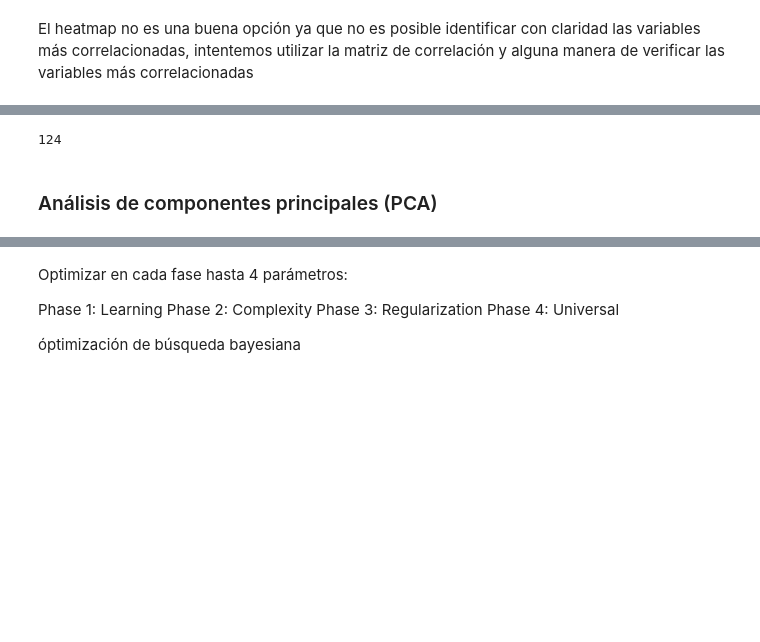
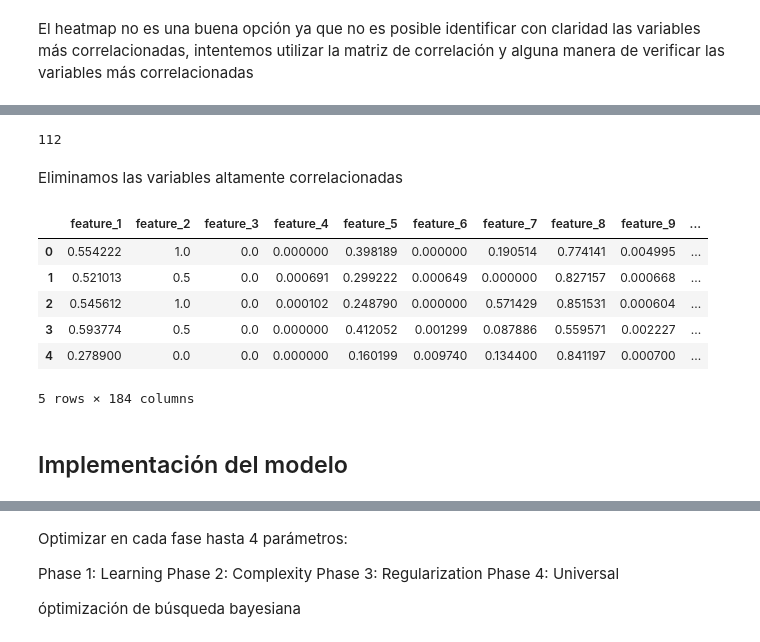
Before and after one commit to FranzValerio/baubap-nn-challenge, a Jupyter notebook: Notebooks/data_exploratory.ipynb, the cells around one changed output, grey strips where cells are left out. Drawn from its saved outputs; the diff is of its cells as text; code cells hidden in the pictures; blank space fills up the shorter version.

```diff
--- a/Notebooks/data_exploratory.ipynb
+++ b/Notebooks/data_exploratory.ipynb
@@ -113,5 +113,11 @@ Parece que no tienen ninguna importancia ni sentido con el resto del dataset. In
 # %%
 datos_copy = datos.copy()
+# %%
+from sklearn.preprocessing import LabelEncoder
+
+le = LabelEncoder()
+
+datos_copy[columnas_raras] = datos_copy[columnas_raras].apply(lambda col: le.fit_transform(col))
 # %%
 columns_drop = datos_copy.select_dtypes(include = ['category', 'object']).columns
 
@@ -194,7 +200,7 @@ sns.heatmap(datos.corr())
 # %% [markdown]
 El heatmap no es una buena opción ya que no es posible identificar con claridad las variables más correlacionadas, intentemos utilizar la matriz de correlación y alguna manera de verificar las variables más correlacionadas
 # %%
-correlation_matrix = datos.corr()
+correlation_matrix = datos_copy.corr()
 # %%
 a = 0.90 # umbral de correlación
 
@@ -230,6 +236,22 @@ variables_altamente_corr
 # %%
 print(len(variables_altamente_corr))
 # %% [output]
-124
+112
-# %% [markdown]
-### Análisis de componentes principales (PCA)
+# %% [markdown]
+Eliminamos las variables altamente correlacionadas
+# %%
+columnas_remove = {pair[1] for pair in variables_altamente_corr}
+
+datos_copy.drop(columns = columnas_remove, inplace = True)
+# %%
+datos_copy.head()
+# %% [output]
+|  | feature_1 | feature_2 | feature_3 | feature_4 | feature_5 | feature_6 | feature_7 | feature_8 | feature_9 | ... |
+| 0 | 0.554222 | 1.0 | 0.0 | 0.000000 | 0.398189 | 0.000000 | 0.190514 | 0.774141 | 0.004995 | ... |
+| 1 | 0.521013 | 0.5 | 0.0 | 0.000691 | 0.299222 | 0.000649 | 0.000000 | 0.827157 | 0.000668 | ... |
+| 2 | 0.545612 | 1.0 | 0.0 | 0.000102 | 0.248790 | 0.000000 | 0.571429 | 0.851531 | 0.000604 | ... |
+| 3 | 0.593774 | 0.5 | 0.0 | 0.000000 | 0.412052 | 0.001299 | 0.087886 | 0.559571 | 0.002227 | ... |
+| 4 | 0.278900 | 0.0 | 0.0 | 0.000000 | 0.160199 | 0.009740 | 0.134400 | 0.841197 | 0.000700 | ... |
+5 rows × 184 columns
+# %% [markdown]
+## Implementación del modelo
```
Also changed, not shown: parts of 34 cells of this notebook.
